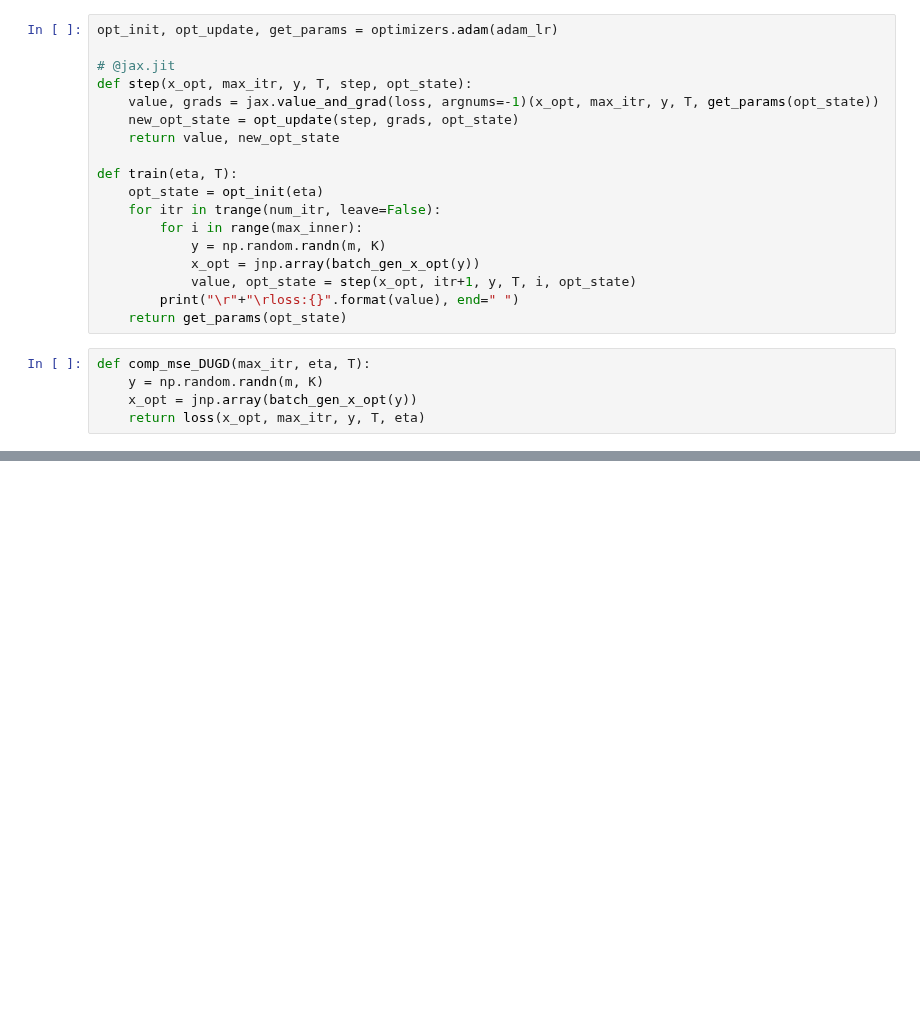
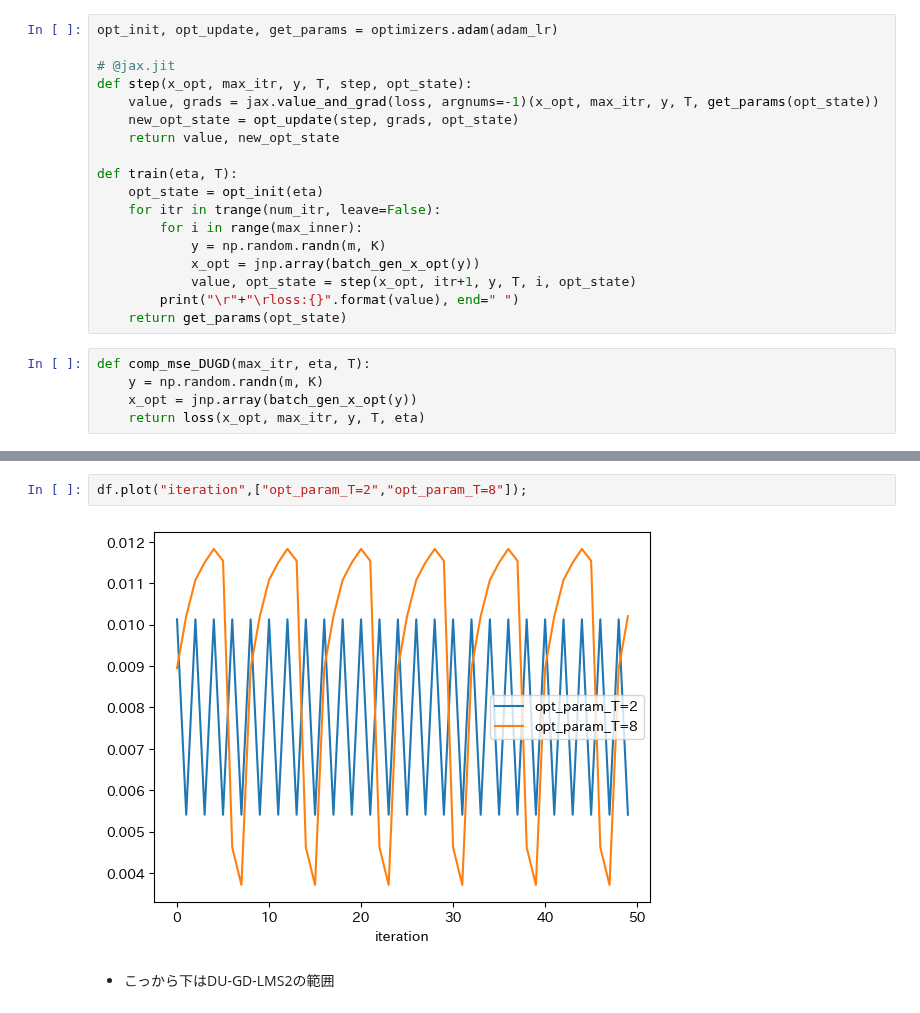
Before and after one commit to gomi-kuzu/model_base_deep, a Jupyter notebook: work/TranslateToPy/Chapter_3/DU-GD-LMS_py.ipynb, the cells around one changed output, grey strips where cells are left out. Drawn from its saved outputs; the diff is of its cells as text; blank space fills up the shorter version.

```diff
--- a/work/TranslateToPy/Chapter_3/DU-GD-LMS_py.ipynb
+++ b/work/TranslateToPy/Chapter_3/DU-GD-LMS_py.ipynb
@@ -105,0 +113,6 @@ plt.ylabel("平均自乗誤差");
+# %%
+df.plot("iteration",["opt_param_T=2","opt_param_T=8"]);
+# %% [output]
+[figure, added]
+# %% [markdown]
+- こっから下はDU-GD-LMS2の範囲
```
Also changed, not shown: parts of 11 cells of this notebook.
